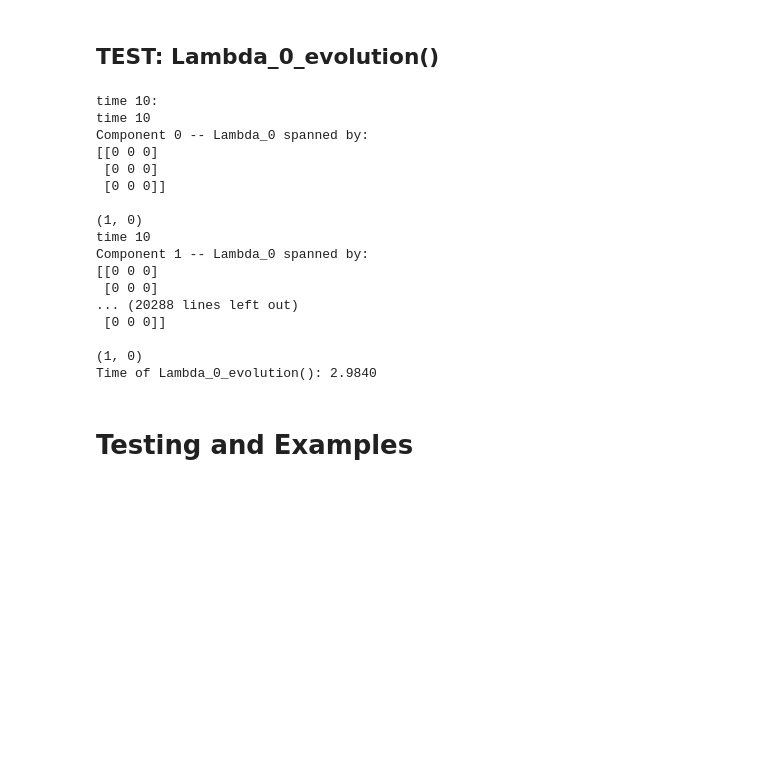
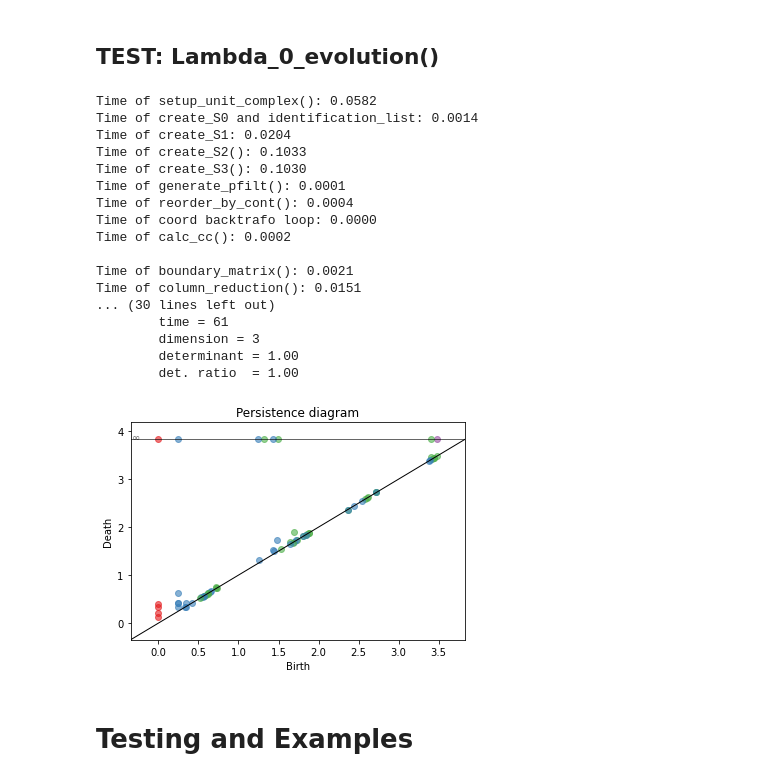
Before and after one commit to Chiara-ra/Masterthesis-Mathematics, a Jupyter notebook: Work_3d.ipynb, the cells around one changed output. Saved outputs shown, nothing was run; the diff lists cells and outputs as text; code cells hidden in the pictures; blank space fills up the shorter version.

Commit message:
reworking Lambda0

```diff
--- a/Work_3d.ipynb
+++ b/Work_3d.ipynb
@@ -1222,40 +1251,48 @@ def Lambda_0_evolution(p_filt, N, pairs_w_reps):
 # %% [markdown]
 ## TEST:  Lambda_0_evolution()
 # %%
-#from importlib import reload
-#sc = reload(sc)
-#N = 5
-#points = gen_points(N)
-#p_filt, simplex_objects = periodic_filtration(points)
-#
-#print()
-#
-#tic = time.perf_counter()
-#dCn, dZn, dBn, dHn, pp_int, pp_cont, pairs_w_reps = PH(p_filt, simplex_objects)
-#toc = time.perf_counter()
-#print(f"Time of PH(): {toc - tic:0.4f}")
-#
-#print()
-#
+from importlib import reload
+sc = reload(sc)
+N = 5
+a,b,c = 3,1,5
+points = gen_points(N,a,b,c)
+
+p_filt, simplex_objects = periodic_filtration(points,a=a,b=b,c=c)
+print()
+
+top_groups, persistent_pairs = PH(p_filt, simplex_objects)
+
+print("\nBetti numbers")
+print(top_groups.H)
+
+plot_persistent_pairs(persistent_pairs)
+
+print()
+
 tic = time.perf_counter()
-Lambda_0_evolution(p_filt, N, pairs_w_reps);
+trafo_matrix = np.diag([a,b,c])
+evol = Lambda_0_evolution(p_filt, N, persistent_pairs, trafo_matrix);
 toc = time.perf_counter()
 print(f"Time of Lambda_0_evolution(): {toc - tic:0.4f}")
+
+comp = 0
+print_component_evolution(comp, evol)
 # %% [output]
-time 10:
-time 10
-Component 0 -- Lambda_0 spanned by:
-[[0 0 0]
- [0 0 0]
- [0 0 0]]
+Time of setup_unit_complex(): 0.0582
+Time of create_S0 and identification_list: 0.0014
+Time of create_S1: 0.0204
+Time of create_S2(): 0.1033
+Time of create_S3(): 0.1030
+Time of generate_pfilt(): 0.0001
+Time of reorder_by_cont(): 0.0004
+Time of coord backtrafo loop: 0.0000
+Time of calc_cc(): 0.0002
 
-(1, 0)
-time 10
-Component 1 -- Lambda_0 spanned by:
-[[0 0 0]
- [0 0 0]
-... (20288 lines left out)
- [0 0 0]]
-
-(1, 0)
-Time of Lambda_0_evolution(): 2.9840
+Time of boundary_matrix(): 0.0021
+Time of column_reduction(): 0.0151
+... (30 lines left out)
+        time = 61
+        dimension = 3
+        determinant = 1.00
+        det. ratio  = 1.00
+[figure, added]
```
Also changed, not shown: parts of 7 cells of this notebook, 2 other files.
